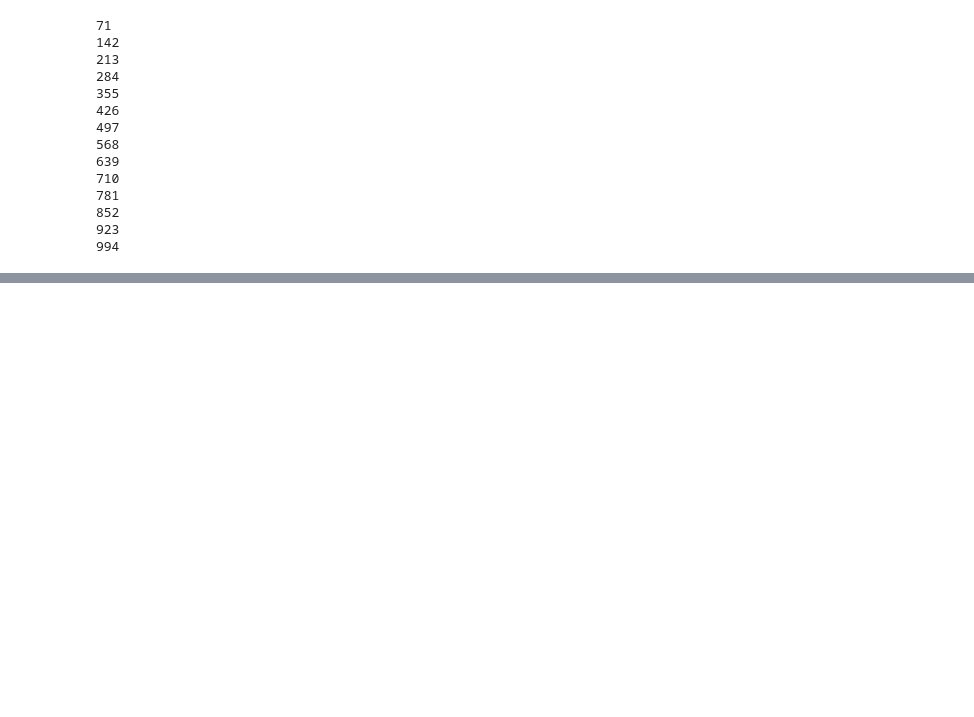
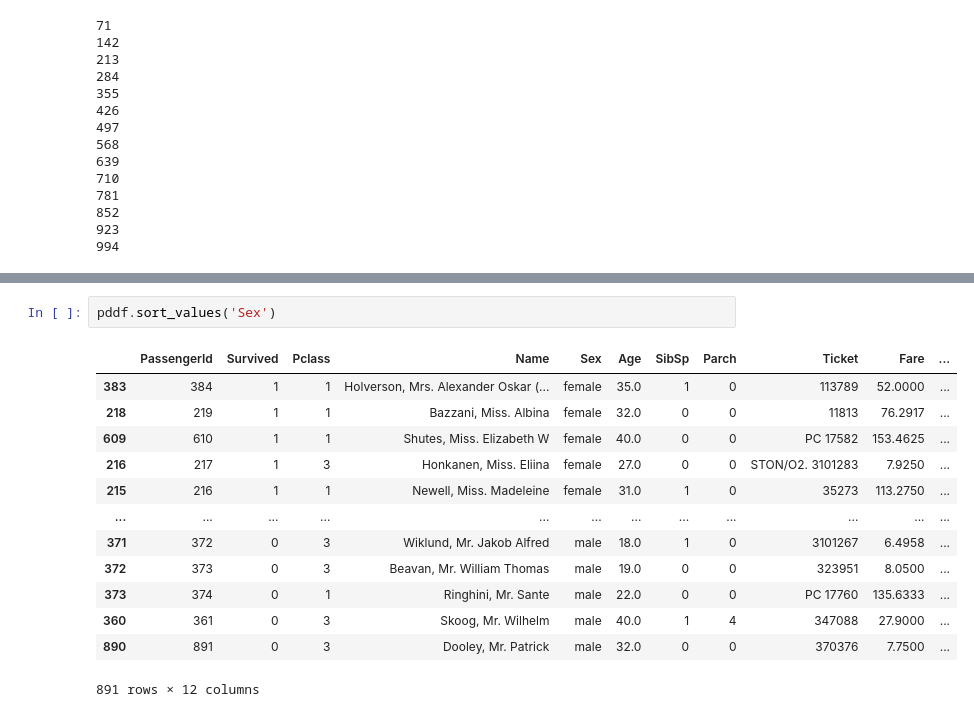
Before and after one commit to AlexisSalazarRodriguez/Machine_Learning, a Jupyter notebook: python.ipynb, the cells around one changed output, grey strips where cells are left out. Cells and saved outputs as stored; diff of their text form; blank space fills up the shorter version.

```diff
--- a/python.ipynb
+++ b/python.ipynb
@@ -70,0 +149,16 @@ for i in range(1,1000):
+# %%
+pddf.sort_values('Sex')
+# %% [output]
+|  | PassengerId | Survived | Pclass | Name | Sex | Age | SibSp | Parch | Ticket | Fare | ... |
+| 383 | 384 | 1 | 1 | Holverson, Mrs. Alexander Oskar (... | female | 35.0 | 1 | 0 | 113789 | 52.0000 | ... |
+| 218 | 219 | 1 | 1 | Bazzani, Miss. Albina | female | 32.0 | 0 | 0 | 11813 | 76.2917 | ... |
+| 609 | 610 | 1 | 1 | Shutes, Miss. Elizabeth W | female | 40.0 | 0 | 0 | PC 17582 | 153.4625 | ... |
+| 216 | 217 | 1 | 3 | Honkanen, Miss. Eliina | female | 27.0 | 0 | 0 | STON/O2. 3101283 | 7.9250 | ... |
+| 215 | 216 | 1 | 1 | Newell, Miss. Madeleine | female | 31.0 | 1 | 0 | 35273 | 113.2750 | ... |
+| ... | ... | ... | ... | ... | ... | ... | ... | ... | ... | ... | ... |
+| 371 | 372 | 0 | 3 | Wiklund, Mr. Jakob Alfred | male | 18.0 | 1 | 0 | 3101267 | 6.4958 | ... |
+| 372 | 373 | 0 | 3 | Beavan, Mr. William Thomas | male | 19.0 | 0 | 0 | 323951 | 8.0500 | ... |
+| 373 | 374 | 0 | 1 | Ringhini, Mr. Sante | male | 22.0 | 0 | 0 | PC 17760 | 135.6333 | ... |
+| 360 | 361 | 0 | 3 | Skoog, Mr. Wilhelm | male | 40.0 | 1 | 4 | 347088 | 27.9000 | ... |
+| 890 | 891 | 0 | 3 | Dooley, Mr. Patrick | male | 32.0 | 0 | 0 | 370376 | 7.7500 | ... |
+891 rows × 12 columns
```
Also changed, not shown: parts of 15 cells of this notebook.
